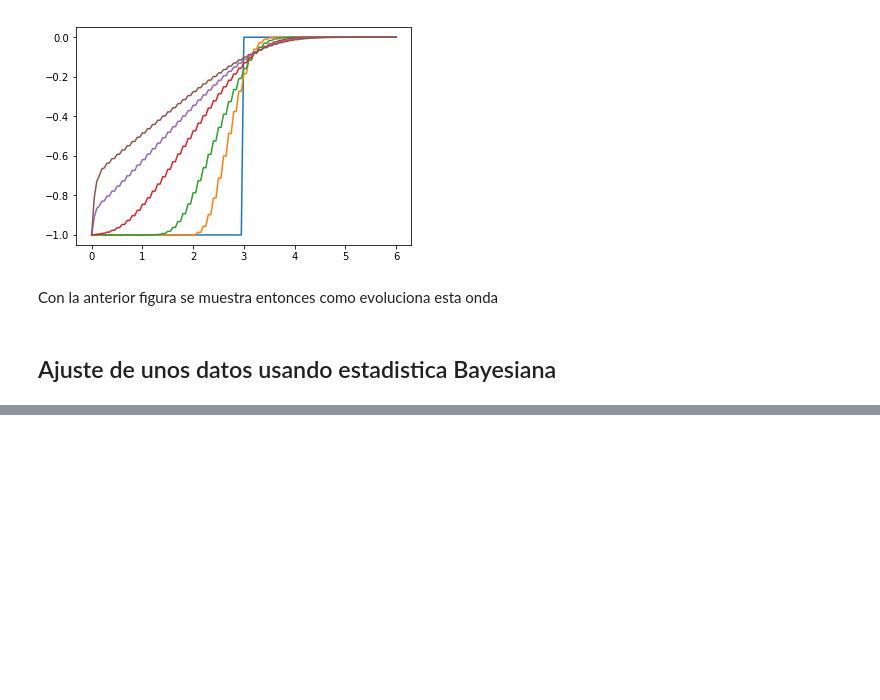
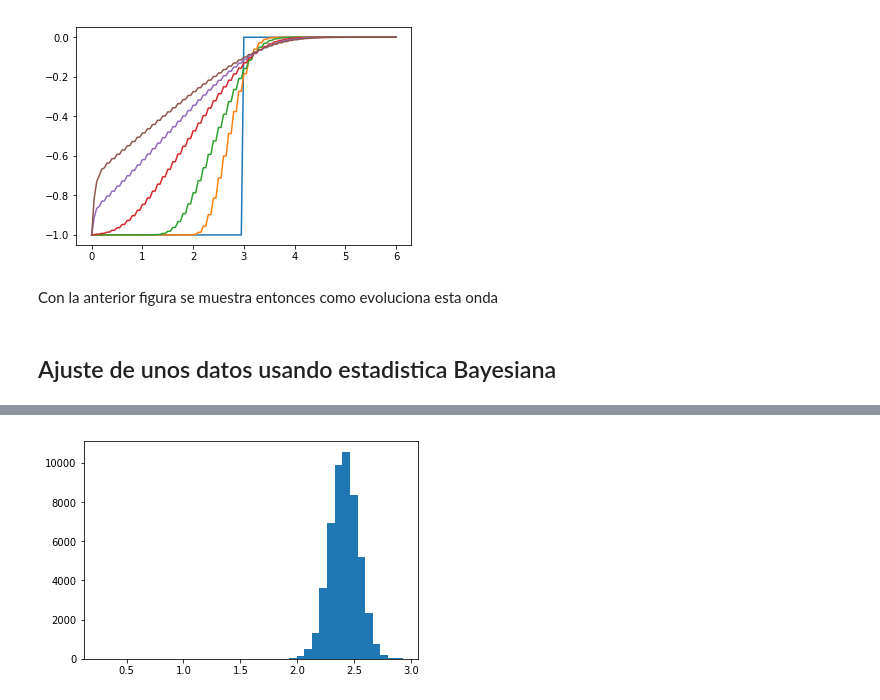
Before and after one commit to JoseMontanaC/Examen, a Jupyter notebook: Jose_Alejandro_Examen.ipynb, the cells around one changed output, grey strips where cells are left out. Saved outputs shown, nothing was run; the diff lists cells and outputs as text; code cells hidden in the pictures; blank space fills up the shorter version.

```diff
--- a/Jose_Alejandro_Examen.ipynb
+++ b/Jose_Alejandro_Examen.ipynb
@@ -149,0 +224,4 @@ Con la anterior figura se muestra entonces como evoluciona esta onda
+# %%
+segundo=plt.hist(lista_m, bins=40)
+# %% [output]
+[figure, added]
```
Also changed, not shown: parts of 14 cells of this notebook.
